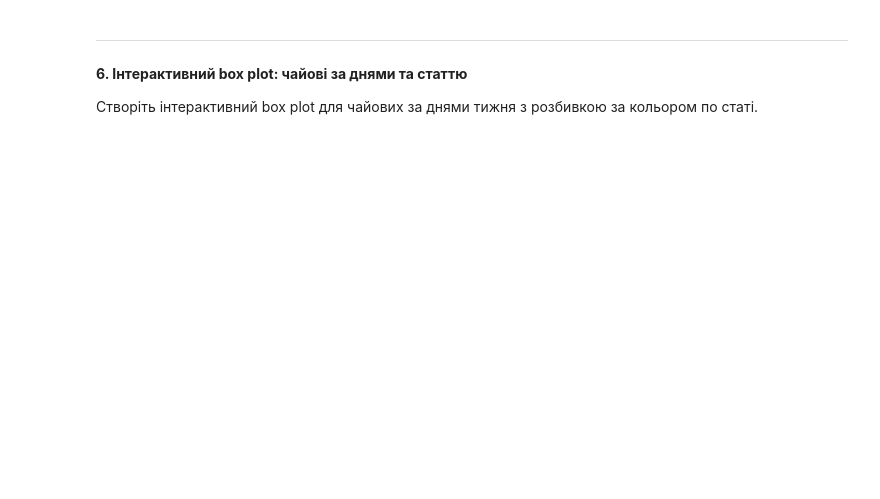
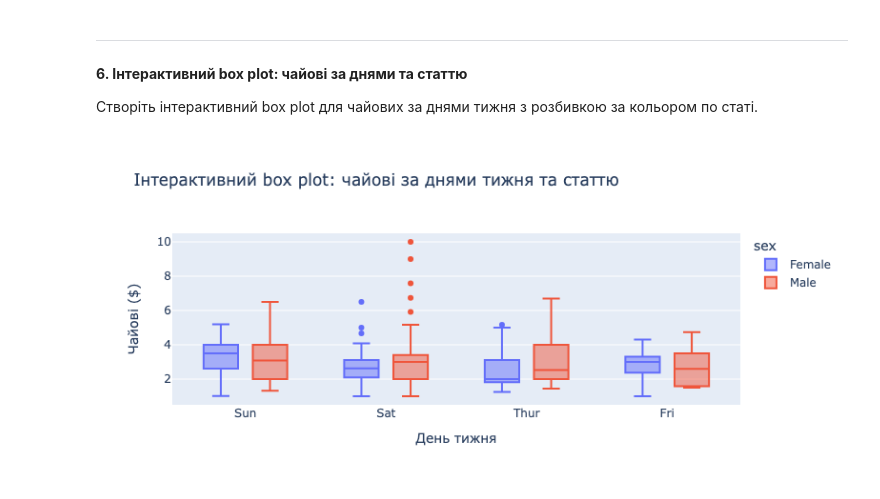
Before and after one commit to Yuliia-Yukhymchuk/Machine_Learning_4.0, a Jupyter notebook: HW9_Data_Visualization.ipynb, the cells around one changed output. Drawn from its saved outputs; the diff is of its cells as text; code cells hidden in the pictures; blank space fills up the shorter version.

```diff
--- a/HW9_Data_Visualization.ipynb
+++ b/HW9_Data_Visualization.ipynb
@@ -151,3 +146,16 @@ fig.show()
 **6. Інтерактивний box plot: чайові за днями та статтю**
 
 Створіть інтерактивний box plot для чайових за днями тижня з розбивкою за кольором по статі.
+# %%
+# Інтерактивний box plot: чайові за днями з розбивкою по статі
+fig = px.box(
+    df,
+    x='day',
+    y='tip',
+    color='sex',  # розділення по статі
+    labels={'day': 'День тижня', 'tip': 'Чайові ($)'},
+    title="Інтерактивний box plot: чайові за днями тижня та статтю"
+)
+fig.show()
+# %% [output]
+[figure, added]
```
Also changed, not shown: parts of 1 cell of this notebook.
